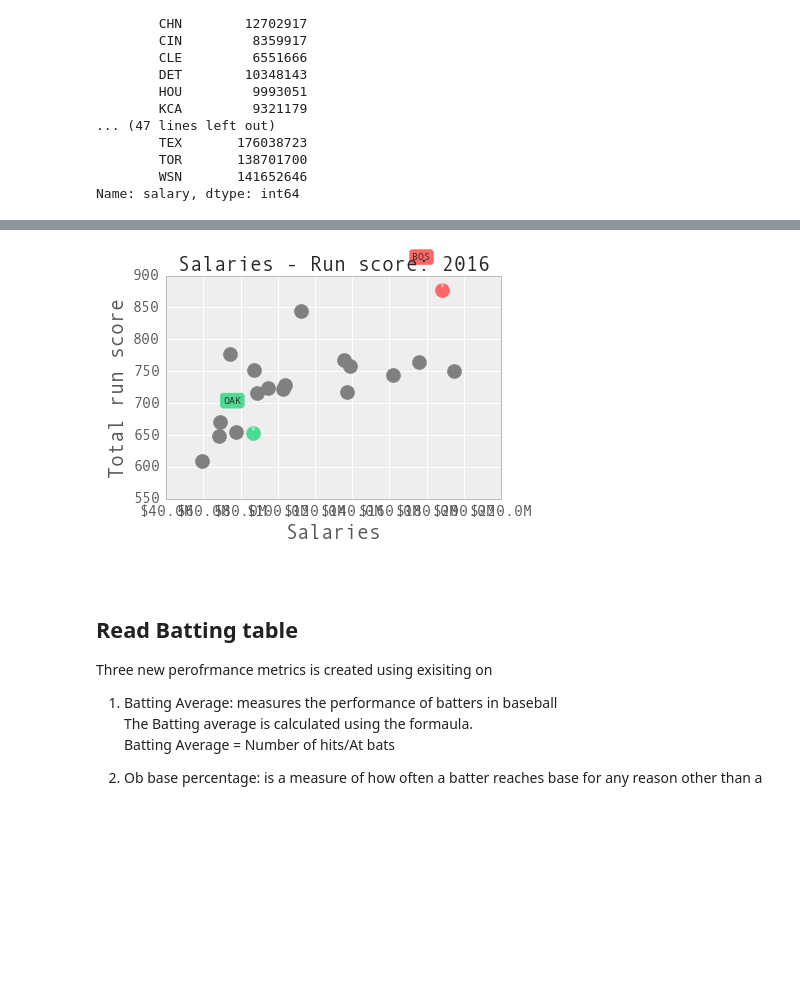
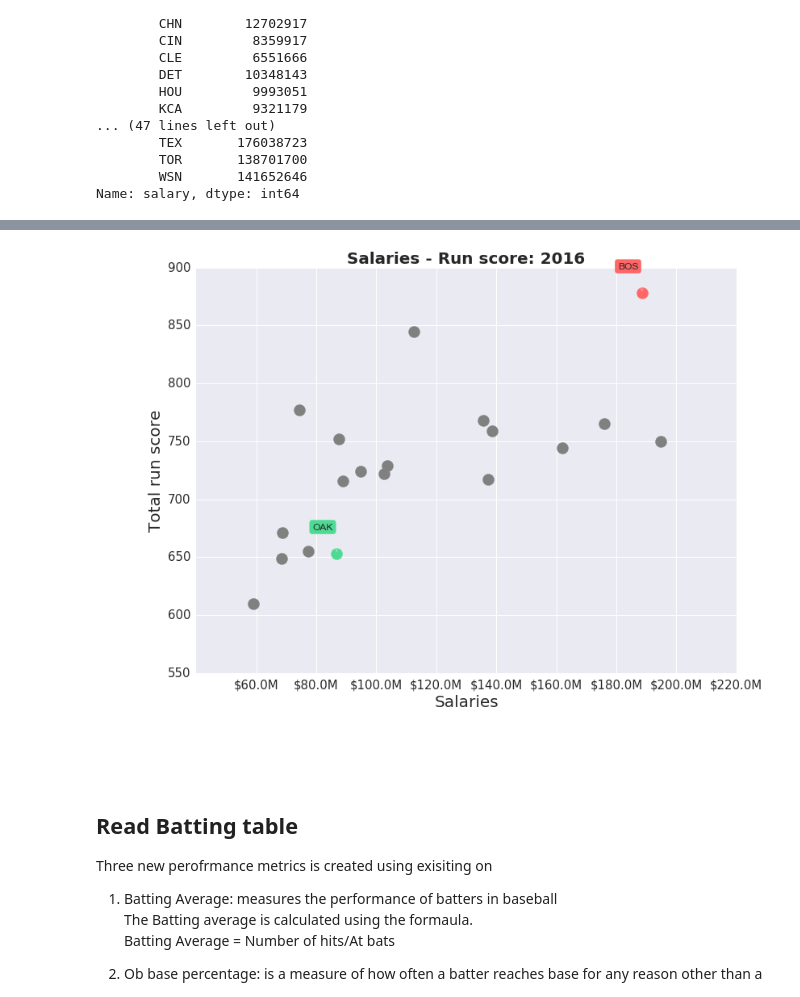
Before and after one commit to seemamishra33/Baseball_Data_Analysis, a Jupyter notebook: Baseball_Data_Analysis.ipynb, the cells around one changed output, grey strips where cells are left out. Saved outputs shown, nothing was run; the diff lists cells and outputs as text; code cells hidden in the pictures; blank space fills up the shorter version.

```diff
--- a/Baseball_Data_Analysis.ipynb
+++ b/Baseball_Data_Analysis.ipynb
@@ -131,34 +160,39 @@ def millions(x, pos):
 
 formatter = FuncFormatter(millions)
 
-def plot_spending_wins(teams, year):
-    teams_year = teams.xs(year)
+def plot_spending_Runs(teams_setIndex, year):
+    teams_year =teams_setIndex.xs(year)
     fig, ax = plt.subplots()
     for i in teams_year.index:
         if i == 'OAK':
-            ax.scatter(teams_year['salary'][i], teams_year['W'][i], color="#4DDB94", s=200)
-            ax.annotate(i, (teams_year['salary'][i], teams_year['W'][i]),
+            ax.scatter(teams_year['salary'][i], teams_year['R'][i], color="#4DDB94", s=200)
+            ax.annotate(i, (teams_year['salary'][i], teams_year['R'][i]),
                         bbox=dict(boxstyle="round", color="#4DDB94"),
                         xytext=(-30, 30), textcoords='offset points',
                         arrowprops=dict(arrowstyle="->", connectionstyle="angle,angleA=0,angleB=90,rad=10"))
         elif i == 'NYA':
-            ax.scatter(teams_year['salary'][i], teams_year['W'][i], color="#0099FF", s=200)
-            ax.annotate(i, (teams_year['salary'][i], teams_year['W'][i]),
+            ax.scatter(teams_year['salary'][i], teams_year['R'][i], color="#0099FF", s=200)
+            ax.annotate(i, (teams_year['salary'][i], teams_year['R'][i]),
                         bbox=dict(boxstyle="round", color="#0099FF"),
                         xytext=(30, -30), textcoords='offset points',
                         arrowprops=dict(arrowstyle="->", connectionstyle="angle,angleA=0,angleB=90,rad=10"))
         elif i == 'BOS':
-            ax.scatter(teams_year['salary'][i], teams_year['W'][i], color="#FF6666", s=200)
-            ax.annotate(i, (teams_year['salary'][i], teams_year['W'][i]),
+            ax.scatter(teams_year['salary'][i], teams_year['R'][i], color="#FF6666", s=200)
+            ax.annotate(i, (teams_year['salary'][i], teams_year['R'][i]),
                         bbox=dict(boxstyle="round", color="#FF6666"),
                         xytext=(-30, 30), textcoords='offset points',
                         arrowprops=dict(arrowstyle="->", connectionstyle="angle,angleA=0,angleB=90,rad=10"))
         else:
-            ax.scatter(teams_year['salary'][i], teams_year['W'][i], color="grey", s=200)
+            ax.scatter(teams_year['salary'][i], teams_year['R'][i], color="grey", s=200)
     ax.xaxis.set_major_formatter(formatter)
+    plt.gca().xaxis.set_major_locator(MaxNLocator(prune='lower'))
     ax.tick_params(axis='x', labelsize=15)
     ax.tick_params(axis='y', labelsize=15)
+#     Increase the figure size to avoid ovelapping
+    fig_size = plt.rcParams["figure.figsize"]
+    fig_size[0] = 12
+    fig_size[1] = 9
     ax.set_xlabel('Salaries', fontsize=20)
-    ax.set_ylabel('Number of Wins' , fontsize=20)
-    ax.set_title('Salaries - Wins: '+ str(year), fontsize=25, fontweight='bold')
+    ax.set_ylabel('Total run score' , fontsize=20)
+    ax.set_title('Salaries - Run score: '+ str(year), fontsize=20, fontweight='bold')
     plt.show()
@@ -203,3 +202,3 @@ def plot_spending_Runs(teams, year):
 # %%
-plot_spending_Runs(teams,2010)
+plot_spending_Runs(teams_setIndex,2010)
 # %% [output]
@@ -207,3 +206,3 @@ plot_spending_Runs(teams,2010)
 # %%
-plot_spending_Runs(teams,2011)
+plot_spending_Runs(teams_setIndex,2011)
 # %% [output]
@@ -211,3 +210,3 @@ plot_spending_Runs(teams,2011)
 # %%
-plot_spending_Runs(teams,2012)
+plot_spending_Runs(teams_setIndex,2012)
 # %% [output]
@@ -215,7 +214,7 @@ plot_spending_Runs(teams,2012)
 # %%
-plot_spending_Runs(teams,2016)
+plot_spending_Runs(teams_setIndex,2016)
 # %% [output]
-[figure, old version]
+[figure, new version]
 # %% [markdown]
 Read Batting table
 ------------------
```
Also changed, not shown: parts of 34 cells of this notebook.
